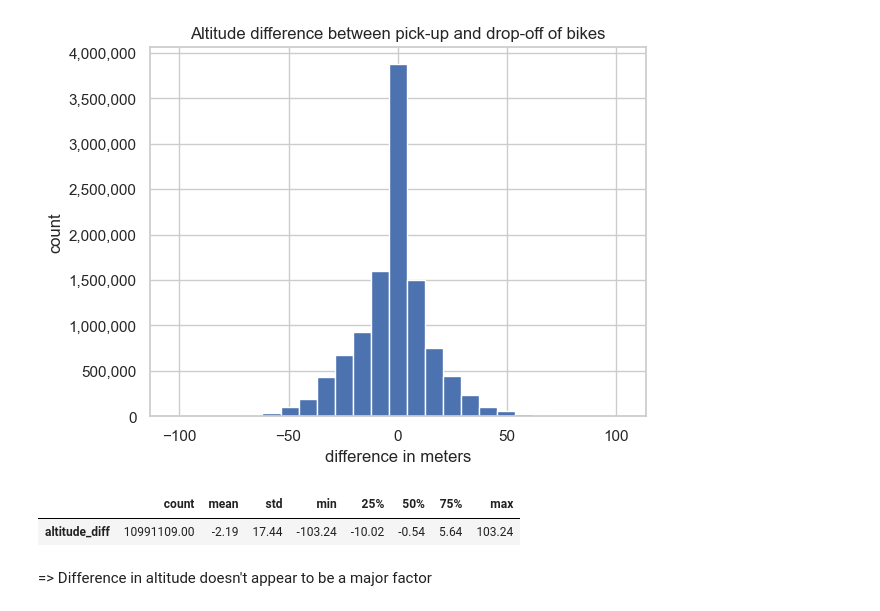
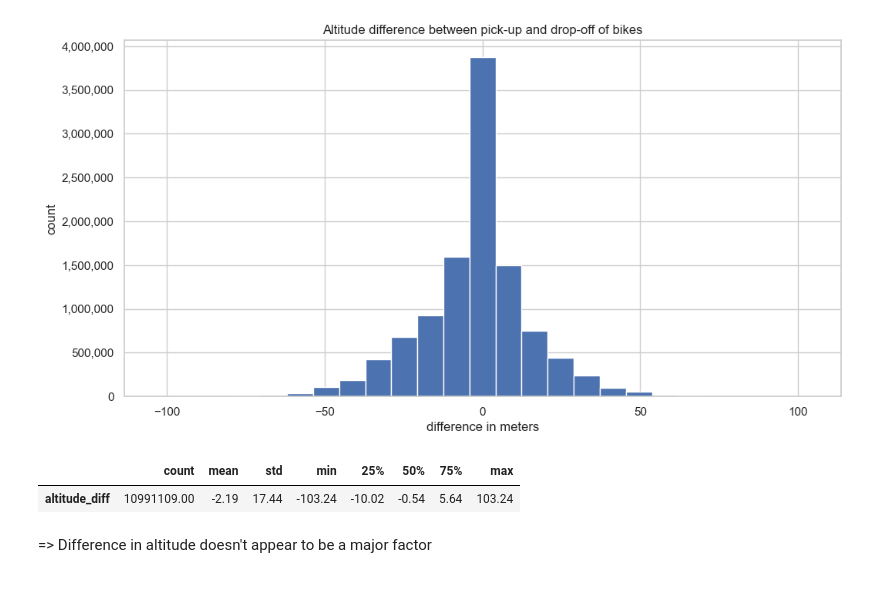
Before and after one commit to savardmaxime/Bixi-2023-stations-balance, a Jupyter notebook: altitude_analysis.ipynb, the cells around one changed output. Cells and saved outputs as stored; diff of their text form; code cells hidden in the pictures.

Commit message:
Added analysis to the readme with visuals

```diff
--- a/altitude_analysis.ipynb
+++ b/altitude_analysis.ipynb
@@ -22,15 +22,21 @@ df = df.merge(stations['altitude_m'].rename('altitude_m_end'), how='left', left_
 df['altitude_diff'] = df['altitude_m_start'] - df['altitude_m_end']
 df = df.dropna(subset=['altitude_diff'])
 # %%
-ax = df['altitude_diff'].plot(kind='hist', bins=25,
+fig, ax = plt.subplots(figsize=[12,6])
+df['altitude_diff'].plot(kind='hist', bins=25,
                                                 title='Altitude difference between pick-up and drop-off of bikes',
                                                 xlabel='difference in meters',
-                                                ylabel='count')
+                                                ylabel='count',
+                                                ax=ax)
 ax.yaxis.set_major_formatter(ticker.StrMethodFormatter("{x:,.0f}"))
 plt.show()
 display(df['altitude_diff'].to_frame().describe().T)
+
+
+
+fig.savefig('altitude_difference.jpg')
 # %% [output]
-[figure, old version]
+[figure, new version]
 |  | count | mean | std | min | 25% | 50% | 75% | max |
 | altitude_diff | 10991109.00 | -2.19 | 17.44 | -103.24 | -10.02 | -0.54 | 5.64 | 103.24 |
 # %% [markdown]
```
Also changed, not shown: 7 other files.
